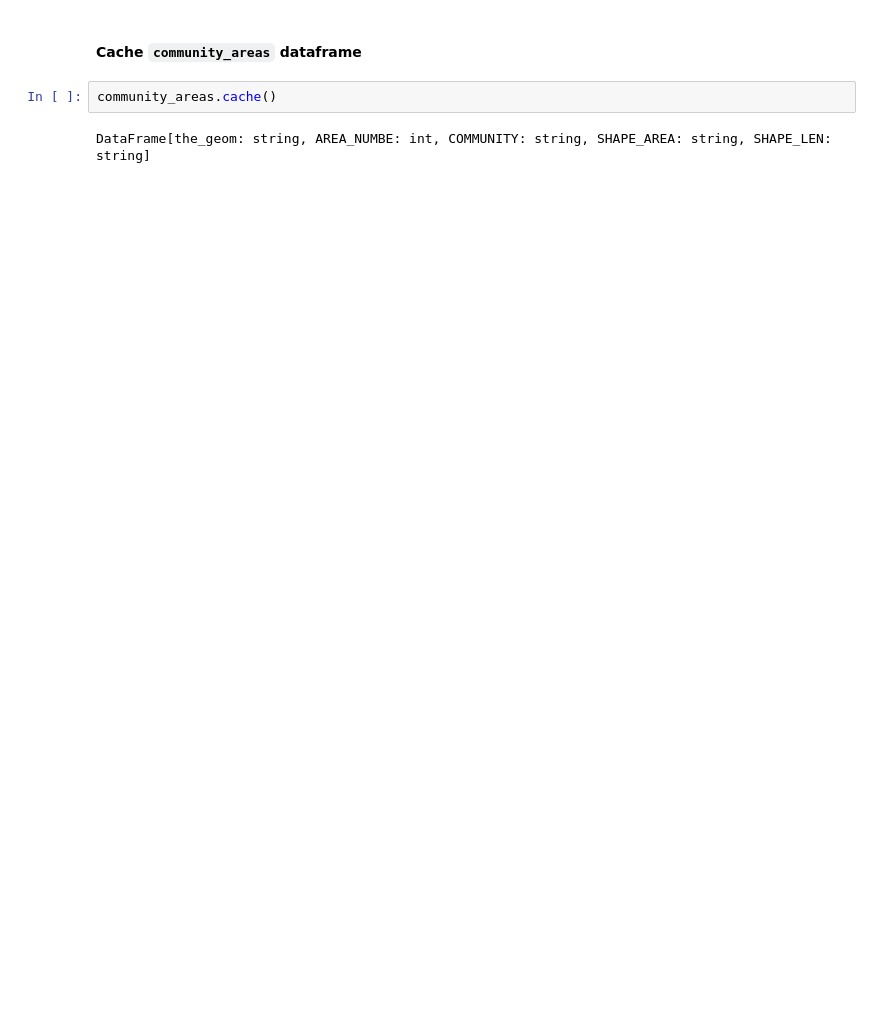
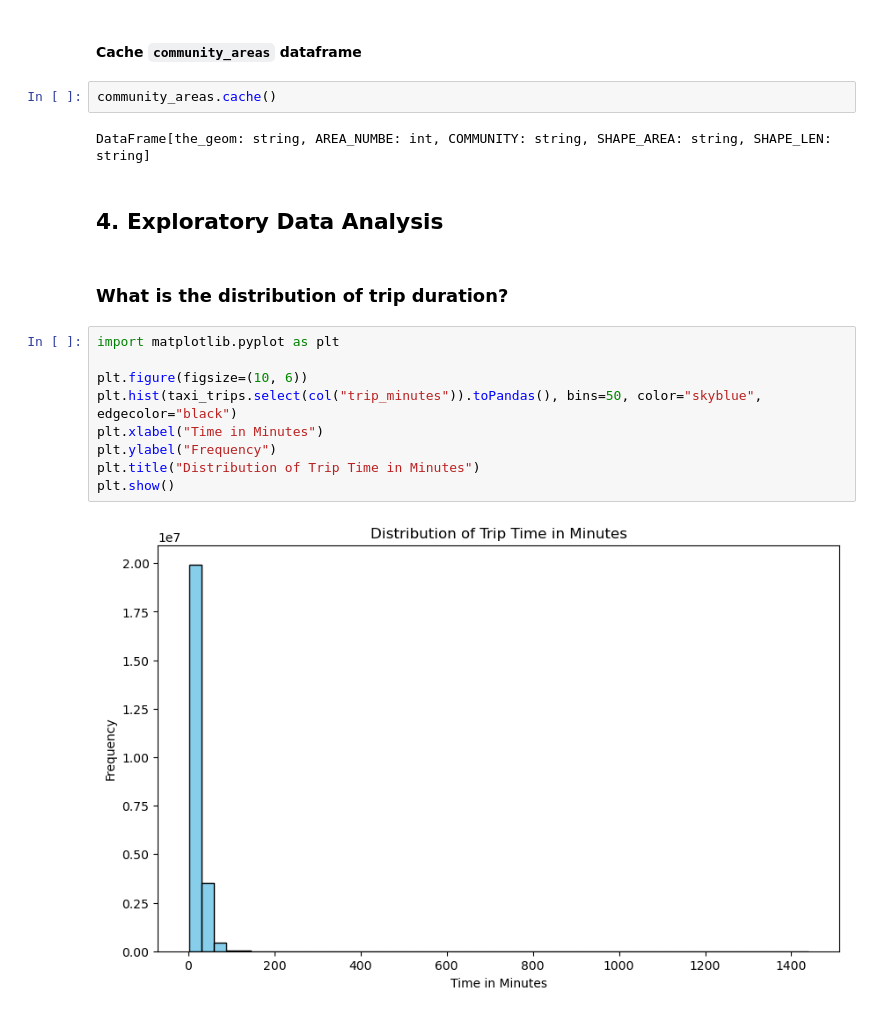
Before and after one commit to pp-monika/chicago-transportation-analysis, a Jupyter notebook: QST2-Analyzing-Transportation-Patterns-Using-Chicago-Taxi-Trip-and-Chicago-Rideshare-for-Urban-Planning-Insights-2.ipynb, the cells around one changed output. Saved outputs shown, nothing was run; the diff lists cells and outputs as text; blank space fills up the shorter version.

Commit message:
EDA: Distribution of trip duration

```diff
--- a/QST2-Analyzing-Transportation-Patterns-Using-Chicago-Taxi-Trip-and-Chicago-Rideshare-for-Urban-Planning-Insights-2.ipynb
+++ b/QST2-Analyzing-Transportation-Patterns-Using-Chicago-Taxi-Trip-and-Chicago-Rideshare-for-Urban-Planning-Insights-2.ipynb
@@ -305,3 +305,18 @@ community_areas = community_areas.union(spark.createDataFrame([Row(the_geom=None
 community_areas.cache()
 # %% [output]
 DataFrame[the_geom: string, AREA_NUMBE: int, COMMUNITY: string, SHAPE_AREA: string, SHAPE_LEN: string]
+# %% [markdown]
+## 4. Exploratory Data Analysis
+# %% [markdown]
+### What is the distribution of trip duration?
+# %%
+import matplotlib.pyplot as plt
+
+plt.figure(figsize=(10, 6))
+plt.hist(taxi_trips.select(col("trip_minutes")).toPandas(), bins=50, color="skyblue", edgecolor="black")
+plt.xlabel("Time in Minutes")
+plt.ylabel("Frequency")
+plt.title("Distribution of Trip Time in Minutes")
+plt.show()
+# %% [output]
+[figure, added]
```
Also changed, not shown: parts of 1 cell of this notebook.
